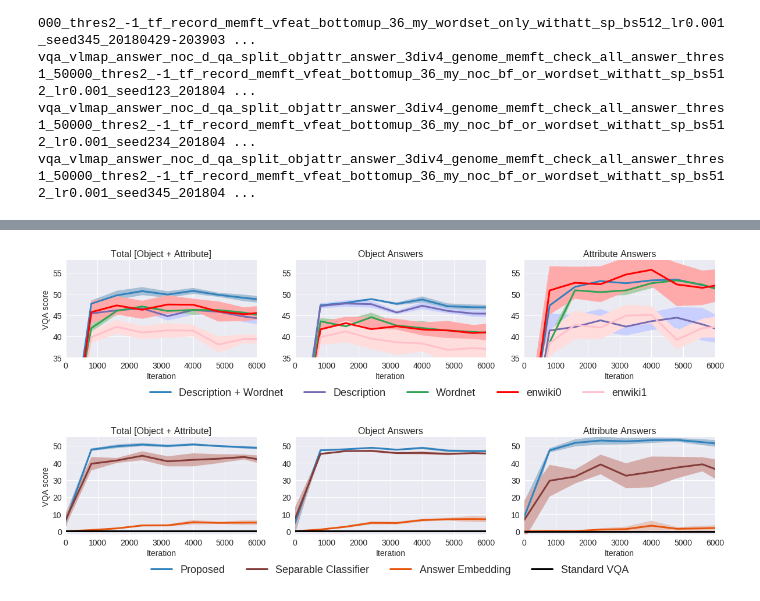
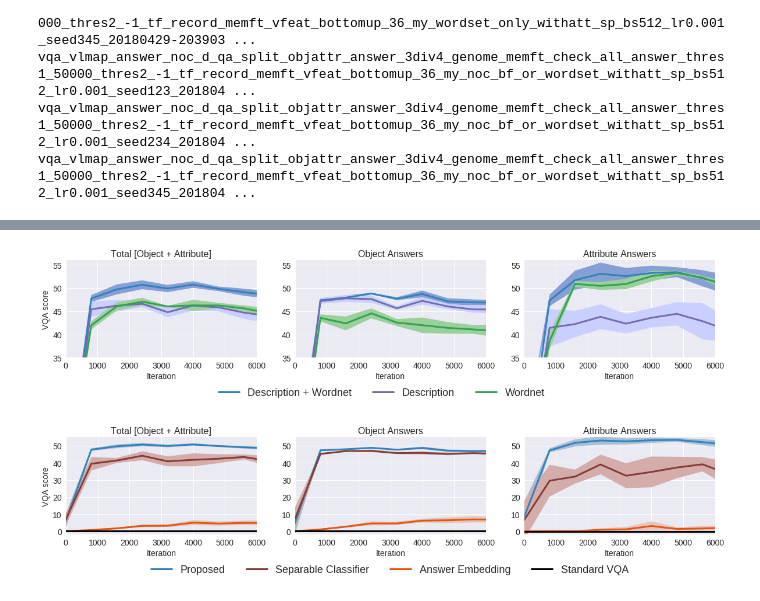
Before and after one commit to HyeonwooNoh/VQA-Transfer-ExternalData, a Jupyter notebook: plot_for_paper.ipynb, the cells around one changed output, grey strips where cells are left out. Cells and saved outputs as stored; diff of their text form; code cells hidden in the pictures.

Commit message:
plot update

```diff
--- a/plot_for_paper.ipynb
+++ b/plot_for_paper.ipynb
@@ -185,8 +185,10 @@ dirs_dict['bf_ws'].append('experiments/important/0424_main_contribution_exp_answ
 dirs_dict['noc_bf_ws'] = glob.glob('experiments/important/0430_vlmap2vqa_diverse_seed/*my_noc_bf_or_wordset_*')
 dirs_dict['noc_bf_ws'].append('experiments/important/0424_main_contribution_exp_answer_zs_3div4/vqa_vlmap_answer_noc_d_qa_split_objattr_answer_3div4_genome_memft_check_all_answer_thres1_50000_thres2_-1_tf_record_memft_vfeat_bottomup_36_my_noc_bf_or_wordset_4801_bs512_lr0.001_20180424-171148')
 dirs_dict['word2vec'] = glob.glob('/home/carpedm20/git/vlmap/word2vec_train_dir/vqa_standard_word2vec_d_qa_split_objattr_answer_3div4_genome_memft_check_all_answer_thres1_50000_thres2_-1_tf_record_memft_vfeat_bottomup_36_my_dpFalse_mdstandard_word2vec_sd*')
+dirs_dict['word2vec'].append('train_dir/vqa_standard_word2vec_d_qa_split_objattr_answer_3div4_genome_memft_check_all_answer_thres1_50000_thres2_-1_tf_record_memft_vfeat_bottomup_36_my_default_bs512_lr0.001_seed456_20180514-130648')
 #dirs_dict['word2vec2'] = glob.glob('/home/carpedm20/git/vlmap/word2vec_train_dir/vqa_standard_word2vec_d_qa_split_objattr_answer_3div4_genome_memft_check_all_answer_thres1_50000_thres2_-1_tf_record_memft_vfeat_bottomup_36_my_dpFalse_mdstandard_word2vec_sd345*')
 #dirs_dict['word2vec3'] = glob.glob('/home/carpedm20/git/vlmap/word2vec_train_dir/vqa_standard_word2vec_d_qa_split_objattr_answer_3div4_genome_memft_check_all_answer_thres1_50000_thres2_-1_tf_record_memft_vfeat_bottomup_36_my_dpFalse_mdstandard_word2vec_sd456*')
 dirs_dict['standard'] = ['experiments/important/0424_main_contribution_exp_answer_zs_3div4/vqa_standard_d_qa_split_objattr_answer_3div4_genome_memft_check_all_answer_thres1_50000_thres2_-1_tf_record_memft_vfeat_bottomup_36_my_default_bs512_lr0.001_20180424-100715']
 dirs_dict['enwiki0'] = glob.glob('/home/carpedm20/git/vlmap/enwiki0_train_dir/vqa_*')
-dirs_dict['enwiki1'] = glob.glob('/home/carpedm20/git/vlmap/enwiki1_train_dir/vqa_*')
+dirs_dict['total'] = glob.glob('/home/carpedm20/git/vlmap/new_enwiki_train_dir/vlmap_bf_or_wordset_enwiki_withatt_sp/*')
+#dirs_dict['enwiki1'] = glob.glob('/home/carpedm20/git/vlmap/enwiki1_train_dir/vqa_*')
@@ -194,0 +195,2 @@ experiments/important/0424_main_contribution_exp_answer_zs_3div4/vqa_standard_d_
+# %%
+dirs_dict['enwiki0'] = dirs_dict['enwiki0'][:4]
@@ -227,50 +236,48 @@ for key in dirs_dict:
 # %%
 plt.figure(figsize=(20,4))
 #plt.suptitle('Liguistic Knowledge Sources Comparison', fontsize=20, x=0.51, y=1.08)
-y_lims = [(35, 58), (35, 58), (35, 58)]
+y_lims = [(35, 56), (35, 56), (35, 56)]
 linecolors = {
     'bf_ws': '#3182bd',
     'bf': '#756bb1',
     'ws': '#31a354',
-    'enwiki0': 'red',
-    'enwiki1': 'pink',
+    'enwiki0': '#aaaa0a',
 }
 facecolors = {
-    'bf_ws': '#a6bfd5',
-    'bf': '#c9d0ff',
-    'ws': '#abcfab',
-    'enwiki0': '#ffaaaa',
-    'enwiki1': '#ffdddd'
+    'bf_ws': '#869fd5ff',
+    'bf': '#c9d0ffff',
+    'ws': '#9bcf9bff',
+    'enwiki0': '#aaaa0a40',
 }
 for i, (title, name, y_lim) in enumerate(zip(titles, names, y_lims)):
     plt.subplot(1, 3, i+1)
-    for res_key in ['bf_ws', 'bf', 'ws', 'enwiki0', 'enwiki1']:
+    for res_key in ['bf_ws', 'bf', 'ws']:
         res = data_summary_dict[res_key]
         x = res['iter']
         y = res[name + '_mean'] * 100
         y_err = res[name + '_std'] * 100
         plt.plot(x, y, linewidth=3, color=linecolors[res_key])
         plt.fill_between(x, y - y_err, y + y_err, facecolor=facecolors[res_key])
 
     plt.title(title, fontsize=16)
     #plt.legend(['Blankfill + Wordset', 'Blankfill', 'Wordset'], loc='lower right', bbox_to_anchor=(0.98, 0.05), fontsize=14)
     plt.ylim(y_lim)
     plt.xlim((0, 6000))
     plt.yticks(fontsize=14)
     plt.xticks(fontsize=14)
     if i == 0:
         plt.ylabel('VQA score', fontsize=14)
     plt.xlabel('Iteration', fontsize=14)
 
-plt.figlegend(['Description + Wordnet', 'Description', 'Wordnet', 'enwiki0', 'enwiki1'], loc='lower center', ncol=5, fontsize=18, bbox_to_anchor=(0.43, 0))
+plt.figlegend(['Description + Wordnet', 'Description', 'Wordnet'], loc='lower center', ncol=5, fontsize=18, bbox_to_anchor=(0.41, 0))
 plt.subplots_adjust(bottom=0.3)
 #plt.figlegend( lines, labels, loc = 'lower center', ncol=5, labelspacing=0. )
 
 #plt.tight_layout()
 plt.savefig('plots/data_comparison_with_std.png',bbox_inches='tight')
 plt.show()
 # %% [output]
-[figure, old version]
+[figure, new version]
 # %%
 plt.figure(figsize=(20,4))
 #plt.suptitle('Liguistic Knowledge Sources Comparison', fontsize=20, x=0.51, y=1.08)
```
Also changed, not shown: parts of 5 cells of this notebook, 4 other files.
